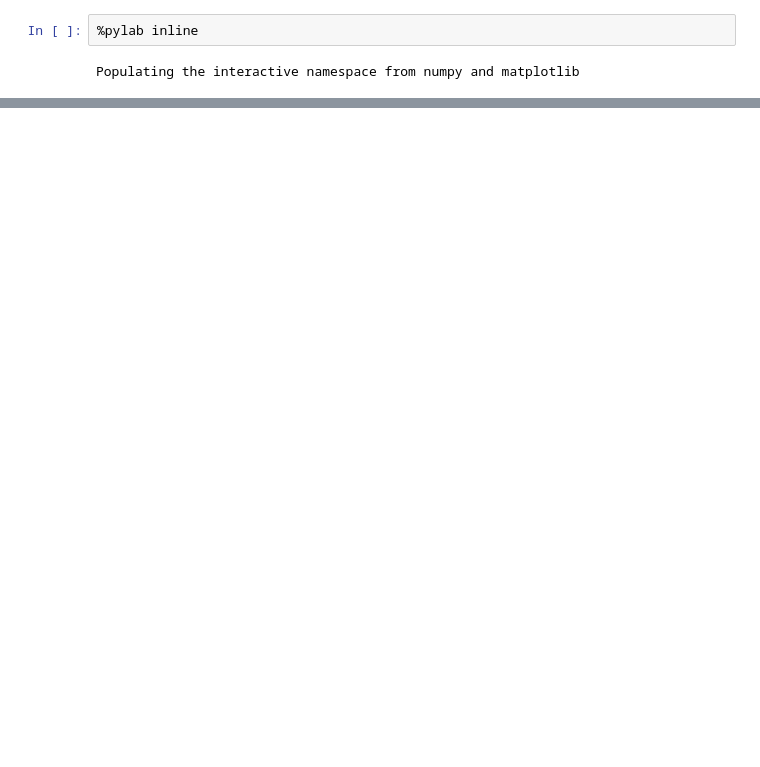
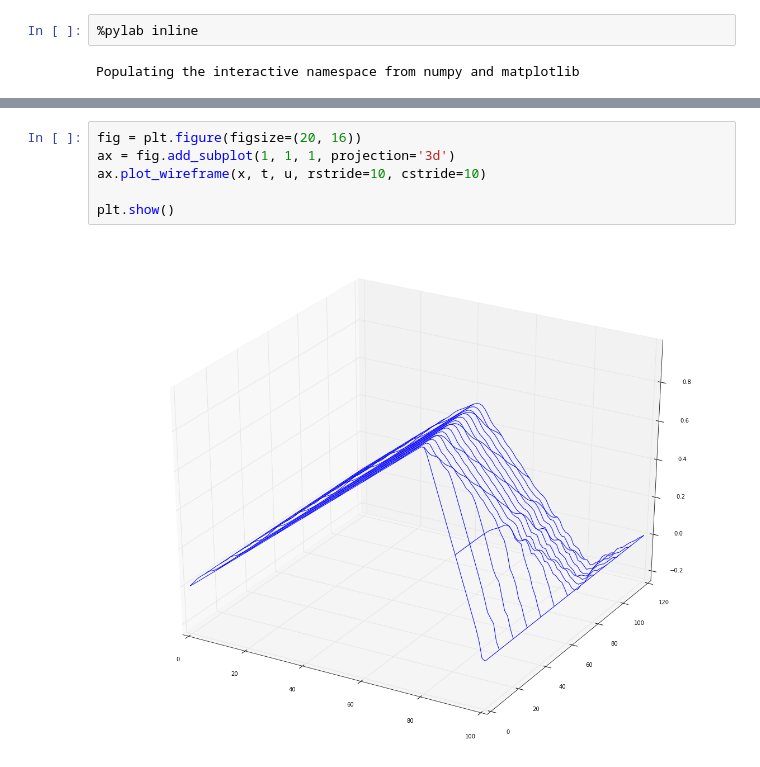
Before and after one commit to larodriguez/PerezAngel_Rodriguez_hw7, a Jupyter notebook: Punto1/Untitled0.ipynb, the cells around one changed output, grey strips where cells are left out. Drawn from its saved outputs; the diff is of its cells as text; blank space fills up the shorter version.

```diff
--- a/Punto1/Untitled0.ipynb
+++ b/Punto1/Untitled0.ipynb
@@ -17,0 +31,8 @@ data1 = load
+# %%
+fig = plt.figure(figsize=(20, 16))
+ax = fig.add_subplot(1, 1, 1, projection='3d')
+ax.plot_wireframe(x, t, u, rstride=10, cstride=10)
+
+plt.show()
+# %% [output]
+[figure, added]
```
Also changed, not shown: parts of 7 cells of this notebook, 6 other files.
